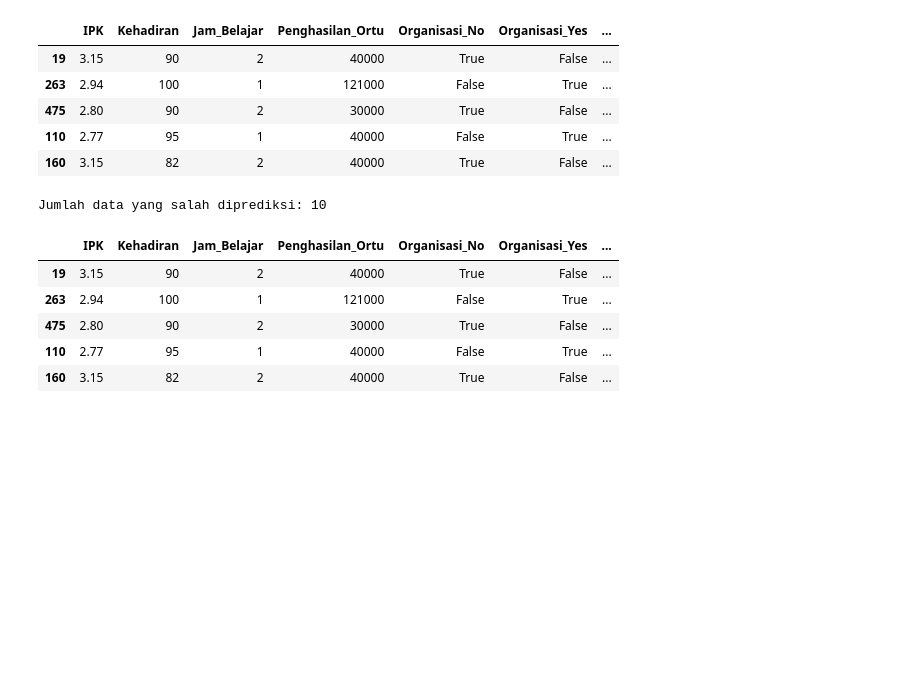
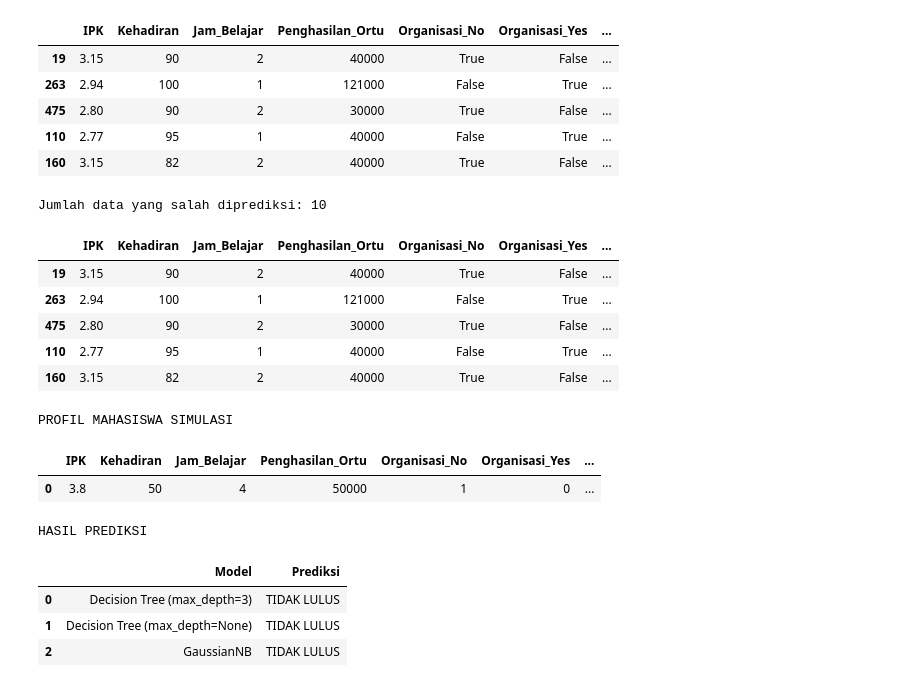
Before and after one commit to r0tky/Tugas1_MachineLearning, a Jupyter notebook: Tugas1ML.ipynb, the cells around one changed output. Cells and saved outputs as stored; diff of their text form; code cells hidden in the pictures; blank space fills up the shorter version.

```diff
--- a/Tugas1ML.ipynb
+++ b/Tugas1ML.ipynb
@@ -320,3 +320,56 @@ display(data_salah_lengkap.head(5))
 | 475 | 2.80 | 90 | 2 | 30000 | True | False | ... |
 | 110 | 2.77 | 95 | 1 | 40000 | False | True | ... |
 | 160 | 3.15 | 82 | 2 | 40000 | True | False | ... |
+# %%
+
+mahasiswa_simulasi = pd.DataFrame({
+    "IPK": [3.80],
+    "Kehadiran": [50],
+    "Jam_Belajar": [4],
+    "Penghasilan_Ortu": [50000],
+    "Organisasi_No": [1],
+    "Organisasi_Yes": [0],
+    "Jenis_Kelamin_Female": [0],
+    "Jenis_Kelamin_Male": [1],
+    "Status_Beasiswa_No": [1],
+    "Status_Beasiswa_Yes": [0]
+})
+
+mahasiswa_simulasi = mahasiswa_simulasi[X.columns]
+
+print("PROFIL MAHASISWA SIMULASI")
+display(mahasiswa_simulasi)
+
+pred_dt_3 = model_dt_3.predict(mahasiswa_simulasi)[0]
+pred_dt_none = model_dt_none.predict(mahasiswa_simulasi)[0]
+pred_nb = model_nb.predict(mahasiswa_simulasi)[0]
+
+label = {
+    0: "TIDAK LULUS",
+    1: "LULUS"
+}
+
+hasil_simulasi = pd.DataFrame({
+    "Model": [
+        "Decision Tree (max_depth=3)",
+        "Decision Tree (max_depth=None)",
+        "GaussianNB"
+    ],
+    "Prediksi": [
+        label[pred_dt_3],
+        label[pred_dt_none],
+        label[pred_nb]
+    ]
+})
+
+print("\nHASIL PREDIKSI")
+display(hasil_simulasi)
+# %% [output]
+PROFIL MAHASISWA SIMULASI
+|  | IPK | Kehadiran | Jam_Belajar | Penghasilan_Ortu | Organisasi_No | Organisasi_Yes | ... |
+| 0 | 3.8 | 50 | 4 | 50000 | 1 | 0 | ... |
+HASIL PREDIKSI
+|  | Model | Prediksi |
+| 0 | Decision Tree (max_depth=3) | TIDAK LULUS |
+| 1 | Decision Tree (max_depth=None) | TIDAK LULUS |
+| 2 | GaussianNB | TIDAK LULUS |
```
